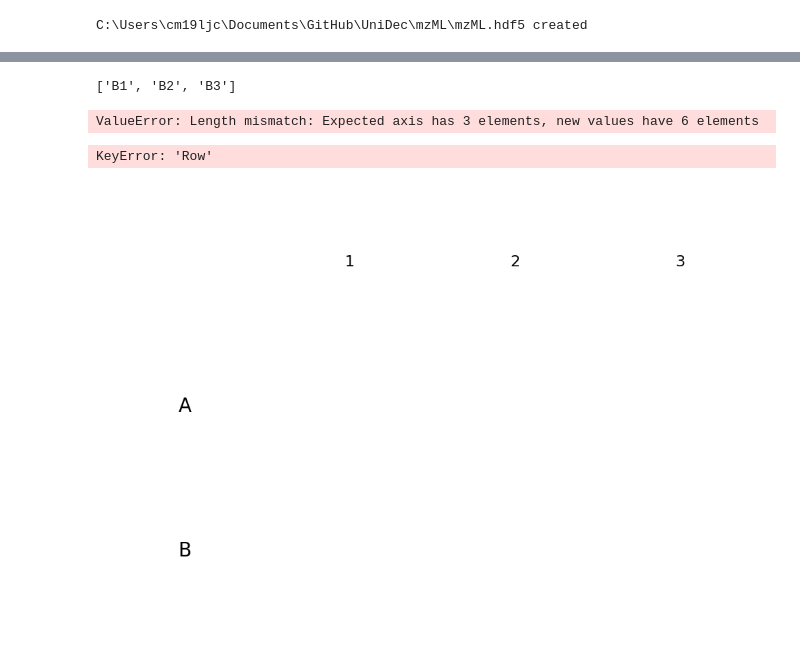
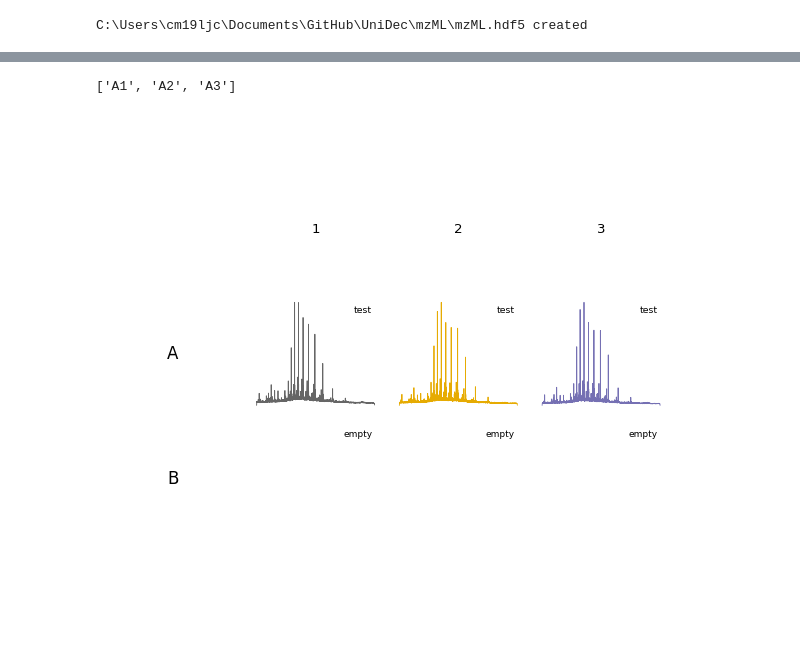
Before and after one commit to lawrencecollins/UniDec, a Jupyter notebook: megaunidec v2.ipynb, the cells around one changed output, grey strips where cells are left out. Saved outputs shown, nothing was run; the diff lists cells and outputs as text; code cells hidden in the pictures; blank space fills up the shorter version.

```diff
--- a/megaunidec v2.ipynb
+++ b/megaunidec v2.ipynb
@@ -86,32 +86,35 @@ platemap = pm.plate_map('long map example.csv', size = size, valid = True, heade
 filt = platemap['Type'] != 'empty'
 time = np.array(platemap[filt]['Time'], dtype = float)
 wellsfull = list(platemap[filt].index)
-wellsempty = list(platemap.index)[-3:]
-wellsempty
+wellsfull
 # %% [output]
-['B1', 'B2', 'B3']
+['A1', 'A2', 'A3']
+# %%
+# circumventing current index
+for i, s in enumerate(meta.data.spectra):
+    s.name = wellsfull[i]
 # %%
-self = meta
-def gen_dfs(self, data_type = "massdat"):
-    """Returns 2 data frames containing x and y data of a defined datatype (e.g. massdat) for each well"""
+
+def gen_dfs(unidec_engine, platemap, data_type = "massdat"):
+    """Returns 2 data frames containing x and y data of a defined datatype (e.g. massdat) for each well,
+    concatenated with platemap. """
     datax, datay = [], []
     index = []
-    for s in self.data.spectra:
+    for s in unidec_engine.data.spectra:
         temp = getattr(s, data_type)
 
         datax.append(temp[:, 0])
         datay.append(temp[:, 1])
-        index.append(s.name[:-9])
-    return pd.DataFrame(datax, index = index), pd.DataFrame(datay, index = index)
-dfx, dfy = gen_dfs(self)
+#         index.append(s.name[:-9]) # insert '-mean.txt as suffix?'
+        index.append(s.name)
+    x, y =  pd.DataFrame(datax, index = index), pd.DataFrame(datay, index = index)
+    return pd.concat([platemap, x], axis = 1), pd.concat([platemap, y], axis = 1)
-# %%
-dfy.index = wells
-dfx.index = wells
-dfx
-# %% [output]
-ValueError: Length mismatch: Expected axis has 3 elements, new values have 6 elements
-# %%
-pm.visualise_all_series(dfx, dfy, platemap = platemap, share_y = False, size = 6)
-# %% [output]
-KeyError: 'Row'
-[figure, removed]
+# %%
+dfx, dfy = gen_dfs(meta, platemap, 'rawdata')
+mapvars = list(header_names.keys())+ ['Valid']
+mapvars.remove('Well ID')
+x = dfx.drop(mapvars, 1)
+y = dfy.drop(mapvars, 1)
+pm.visualise_all_series(x, y, platemap = platemap, share_y = False, size = 6, colorby = 'Time', dpi = 120)
+# %% [output]
+[figure, added]
```
Also changed, not shown: parts of 1 cell of this notebook, 3 other files.
